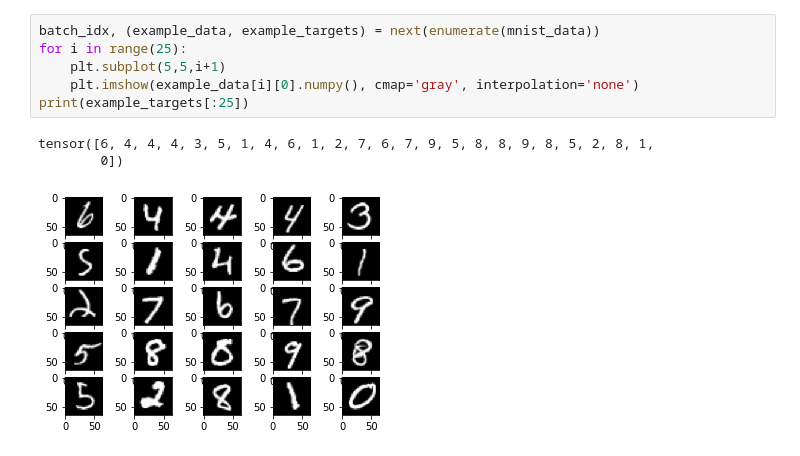
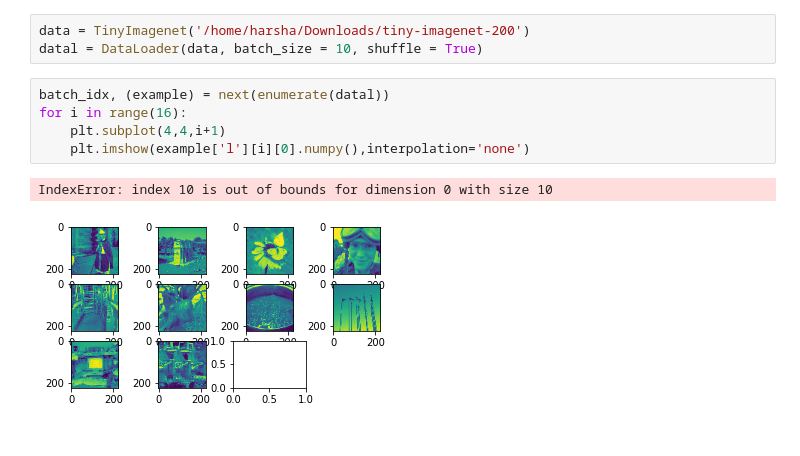
Before and after one commit to iamharsha1999/theganbibliotheca, a Jupyter notebook: DCGAN_main.ipynb, the cells around one changed output. Saved outputs shown, nothing was run; the diff lists cells and outputs as text.

```diff
--- a/DCGAN_main.ipynb
+++ b/DCGAN_main.ipynb
@@ -22,10 +11,11 @@ mnist_data = DataLoader(mnist_data, batch_size = 64, shuffle = True)
+# %%
+data = TinyImagenet('/home/harsha/Downloads/tiny-imagenet-200')
+datal = DataLoader(data, batch_size = 10, shuffle = True)
 # %%
-batch_idx, (example_data, example_targets) = next(enumerate(mnist_data))
-for i in range(25):
-    plt.subplot(5,5,i+1)
-    plt.imshow(example_data[i][0].numpy(), cmap='gray', interpolation='none')
-print(example_targets[:25])
+batch_idx, (example) = next(enumerate(datal))
+for i in range(16):
+    plt.subplot(4,4,i+1)
+    plt.imshow(example['l'][i][0].numpy(),interpolation='none')
 # %% [output]
-tensor([6, 4, 4, 4, 3, 5, 1, 4, 6, 1, 2, 7, 6, 7, 9, 5, 8, 8, 9, 8, 5, 2, 8, 1,
-        0])
+IndexError: index 10 is out of bounds for dimension 0 with size 10
-[figure, old version]
+[figure, new version]
```
Also changed, not shown: parts of 12 cells of this notebook, 2 other files.
